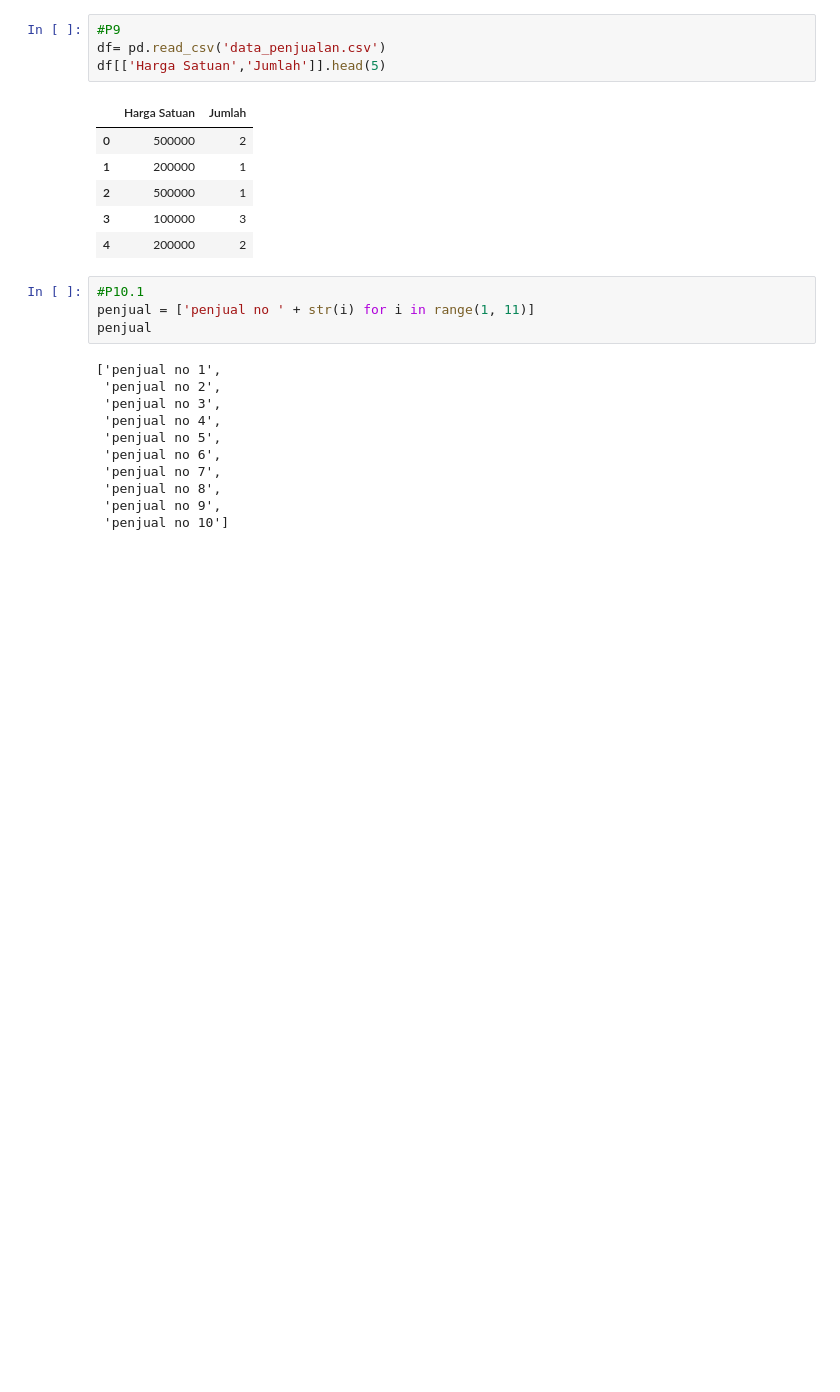
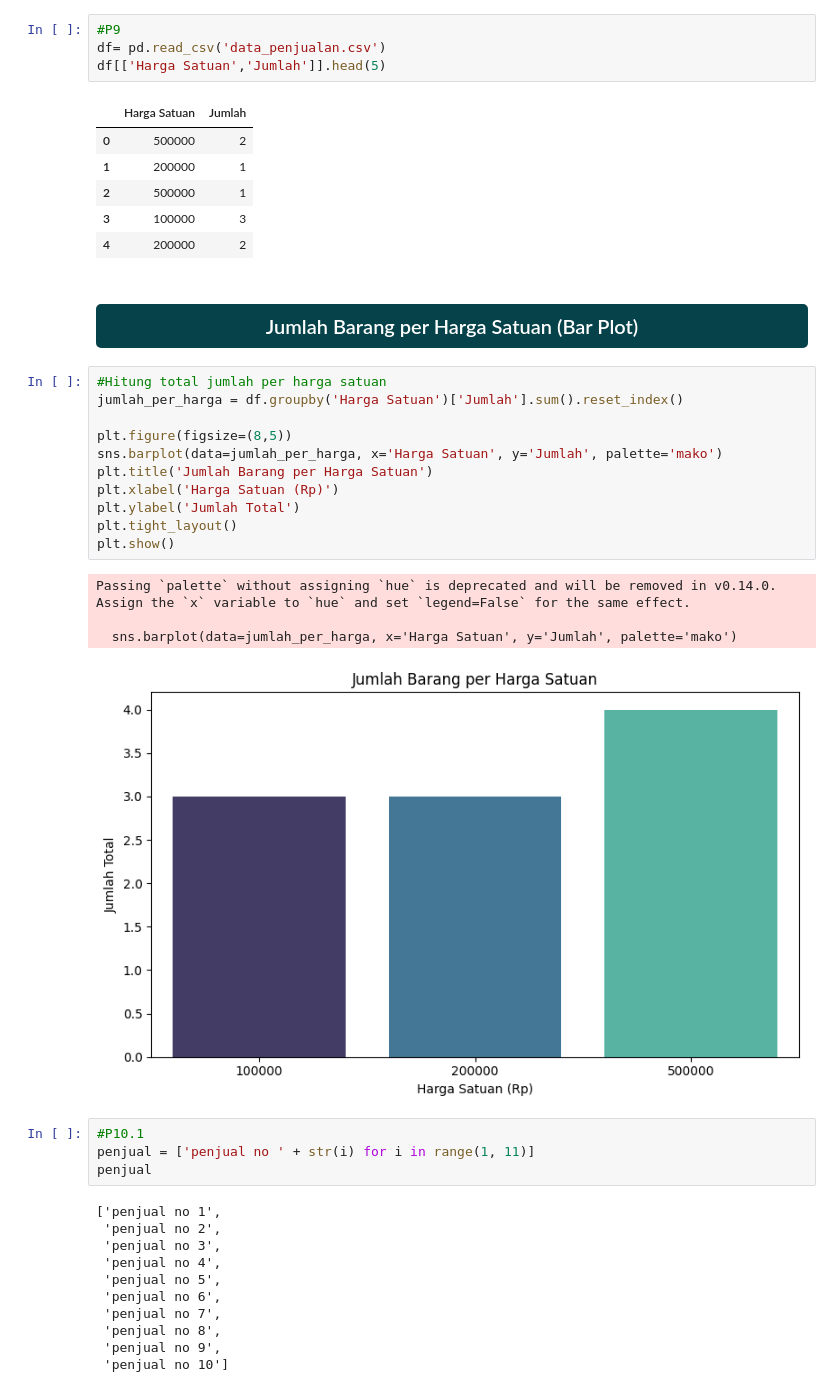
Before and after one commit to Kaniash/PandasDS-Visual, a Jupyter notebook: pandasDS.ipynb, the cells around one changed output. Saved outputs shown, nothing was run; the diff lists cells and outputs as text; blank space fills up the shorter version.

```diff
--- a/pandasDS.ipynb
+++ b/pandasDS.ipynb
@@ -140,6 +140,24 @@ df[['Harga Satuan','Jumlah']].head(5)
 | 2 | 500000 | 1 |
 | 3 | 100000 | 3 |
 | 4 | 200000 | 2 |
+# %% [markdown]
+# <center><div style="font-family: Arial; font-size: 20px; border-radius: 5px; background-color: #054249ff; padding: 2px; line-height: 2.0; color: #FFFFFF; text-align: line-height;">Jumlah Barang per Harga Satuan (Bar Plot)</div></center>
+# %%
+#Hitung total jumlah per harga satuan
+jumlah_per_harga = df.groupby('Harga Satuan')['Jumlah'].sum().reset_index()
+
+plt.figure(figsize=(8,5))
+sns.barplot(data=jumlah_per_harga, x='Harga Satuan', y='Jumlah', palette='mako')
+plt.title('Jumlah Barang per Harga Satuan')
+plt.xlabel('Harga Satuan (Rp)')
+plt.ylabel('Jumlah Total')
+plt.tight_layout()
+plt.show()
+# %% [output]
+Passing `palette` without assigning `hue` is deprecated and will be removed in v0.14.0. Assign the `x` variable to `hue` and set `legend=False` for the same effect.
+
+  sns.barplot(data=jumlah_per_harga, x='Harga Satuan', y='Jumlah', palette='mako')
+[figure, added]
 # %%
 #P10.1
 penjual = ['penjual no ' + str(i) for i in range(1, 11)]
```
Also changed, not shown: parts of 12 cells of this notebook.
